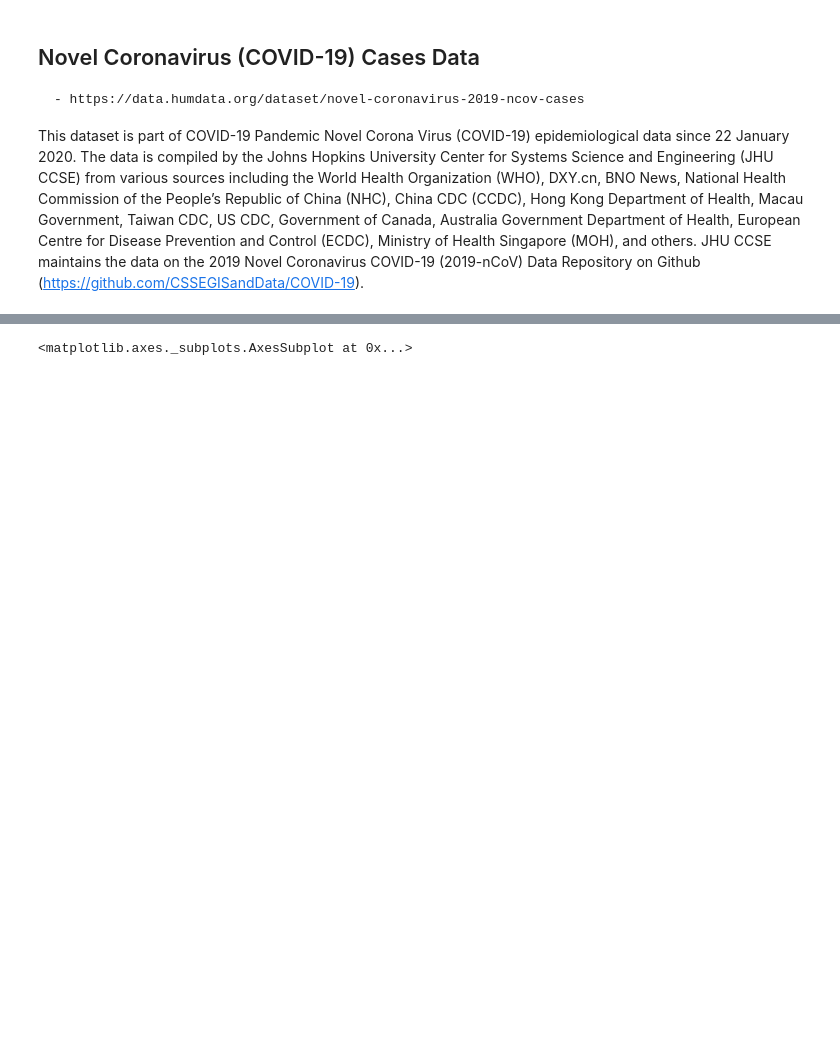
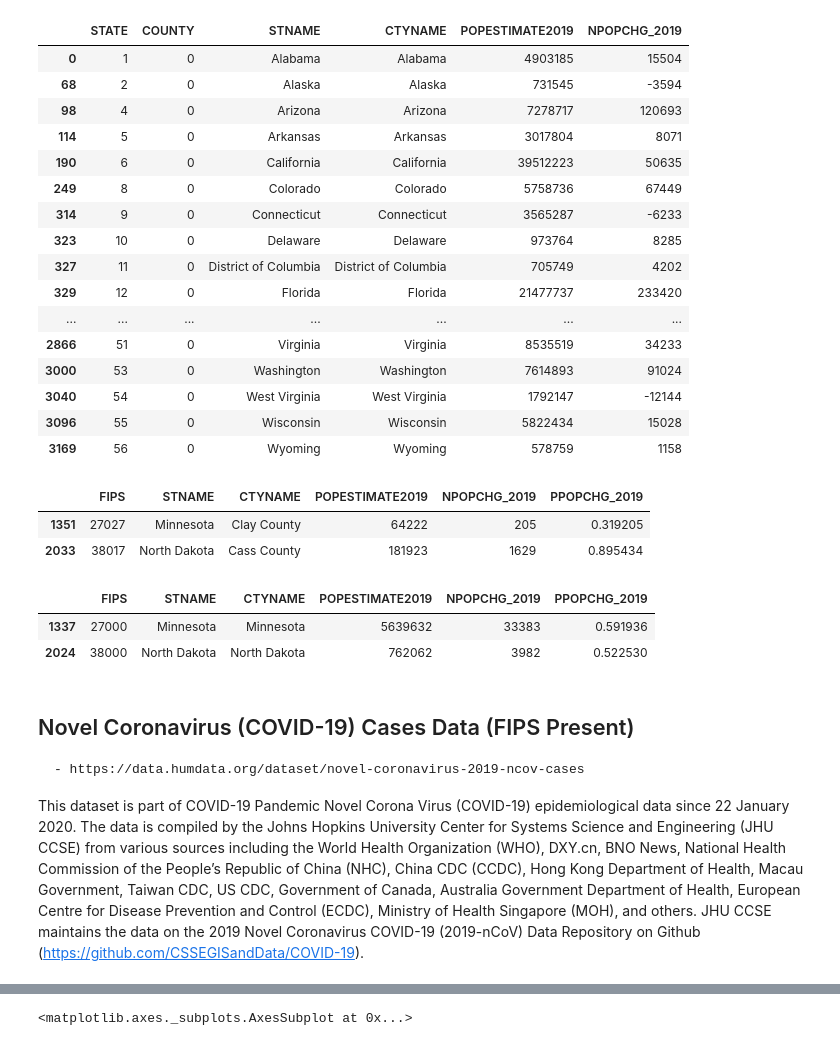
Before and after one commit to JuanCab/COVID_DataViz, a Jupyter notebook: Test_Read_Data.ipynb, the cells around one changed output, grey strips where cells are left out. Cells and saved outputs as stored; diff of their text form; code cells hidden in the pictures; blank space fills up the shorter version.

```diff
--- a/Test_Read_Data.ipynb
+++ b/Test_Read_Data.ipynb
@@ -17,0 +30,35 @@ from datetime import date, timedelta
+# %%
+## Retrieve state level data (restricted to certain columns)
+## When I retrieved the files, I got an error that `UnicodeDecodeError: 'utf-8' codec can't decode byte 0xf1 in position 2: invalid continuation byte`, turns out it is encoded `latin-1`.
+#census_state_csv = "https://www2.census.gov/programs-surveys/popest/datasets/2010-2019/national/totals/nst-est2019-alldata.csv"
+#state_columns_of_interest = {'STATE', 'NAME', 'CENSUS2010POP', 'N_POPCHG2019', 'POPESTIMATE2019'}
+#census_state_df = pd.read_csv(census_state_csv, usecols=state_columns_of_interest, encoding='latin-1')    # County totals
+
+# Create pandas dataframes containing the selected population data for each state/county
+census_county_csv = "https://www2.census.gov/programs-surveys/popest/datasets/2010-2019/counties/totals/co-est2019-alldata.csv"
+county_columns_of_interest = {'STATE', 'COUNTY', 'STNAME', 'CTYNAME', 'NPOPCHG_2019', 'POPESTIMATE2019'}
+census_county_df = pd.read_csv(census_county_csv,usecols=county_columns_of_interest, encoding='latin-1')
+
+# Separate state level data from county level data (by creating separate copies in memory)
+county_data_df = census_county_df[census_county_df['COUNTY'] != 0].copy()
+state_data_df = census_county_df[census_county_df['COUNTY'] == 0].copy()
+# %%
+state_data_df
+# %% [output]
+|  | STATE | COUNTY | STNAME | CTYNAME | POPESTIMATE2019 | NPOPCHG_2019 |
+| 0 | 1 | 0 | Alabama | Alabama | 4903185 | 15504 |
+| 68 | 2 | 0 | Alaska | Alaska | 731545 | -3594 |
+| 98 | 4 | 0 | Arizona | Arizona | 7278717 | 120693 |
+| 114 | 5 | 0 | Arkansas | Arkansas | 3017804 | 8071 |
+| 190 | 6 | 0 | California | California | 39512223 | 50635 |
+| 249 | 8 | 0 | Colorado | Colorado | 5758736 | 67449 |
+| 314 | 9 | 0 | Connecticut | Connecticut | 3565287 | -6233 |
+| 323 | 10 | 0 | Delaware | Delaware | 973764 | 8285 |
+| 327 | 11 | 0 | District of Columbia | District of Columbia | 705749 | 4202 |
+| 329 | 12 | 0 | Florida | Florida | 21477737 | 233420 |
+| ... | ... | ... | ... | ... | ... | ... |
+| 2866 | 51 | 0 | Virginia | Virginia | 8535519 | 34233 |
+| 3000 | 53 | 0 | Washington | Washington | 7614893 | 91024 |
+| 3040 | 54 | 0 | West Virginia | West Virginia | 1792147 | -12144 |
+| 3096 | 55 | 0 | Wisconsin | Wisconsin | 5822434 | 15028 |
+| 3169 | 56 | 0 | Wyoming | Wyoming | 578759 | 1158 |
@@ -18,5 +99,17 @@ from datetime import date, timedelta
+# %%
+census_county_df[(census_county_df['FIPS'] == 27027) | (census_county_df['FIPS'] == 38017)]
+# %% [output]
+|  | FIPS | STNAME | CTYNAME | POPESTIMATE2019 | NPOPCHG_2019 | PPOPCHG_2019 |
+| 1351 | 27027 | Minnesota | Clay County | 64222 | 205 | 0.319205 |
+| 2033 | 38017 | North Dakota | Cass County | 181923 | 1629 | 0.895434 |
+# %%
+census_county_df[(census_county_df['CTYNAME'] == 'Minnesota') | (census_county_df['CTYNAME'] == 'North Dakota')]
+# %% [output]
+|  | FIPS | STNAME | CTYNAME | POPESTIMATE2019 | NPOPCHG_2019 | PPOPCHG_2019 |
+| 1337 | 27000 | Minnesota | Minnesota | 5639632 | 33383 | 0.591936 |
+| 2024 | 38000 | North Dakota | North Dakota | 762062 | 3982 | 0.522530 |
 # %% [markdown]
-##  Novel Coronavirus (COVID-19) Cases Data
+##  Novel Coronavirus (COVID-19) Cases Data (FIPS Present)
     - https://data.humdata.org/dataset/novel-coronavirus-2019-ncov-cases
 
 This dataset is part of COVID-19 Pandemic Novel Corona Virus (COVID-19) epidemiological data since 22 January 2020. The data is compiled by the Johns Hopkins University Center for Systems Science and Engineering (JHU CCSE) from various sources including the World Health Organization (WHO), DXY.cn, BNO News, National Health Commission of the People’s Republic of China (NHC), China CDC (CCDC), Hong Kong Department of Health, Macau Government, Taiwan CDC, US CDC, Government of Canada, Australia Government Department of Health, European Centre for Disease Prevention and Control (ECDC), Ministry of Health Singapore (MOH), and others. JHU CCSE maintains the data on the 2019 Novel Coronavirus COVID-19 (2019-nCoV) Data Repository on Github (https://github.com/CSSEGISandData/COVID-19).
```
Also changed, not shown: parts of 22 cells of this notebook, 2 other files.
